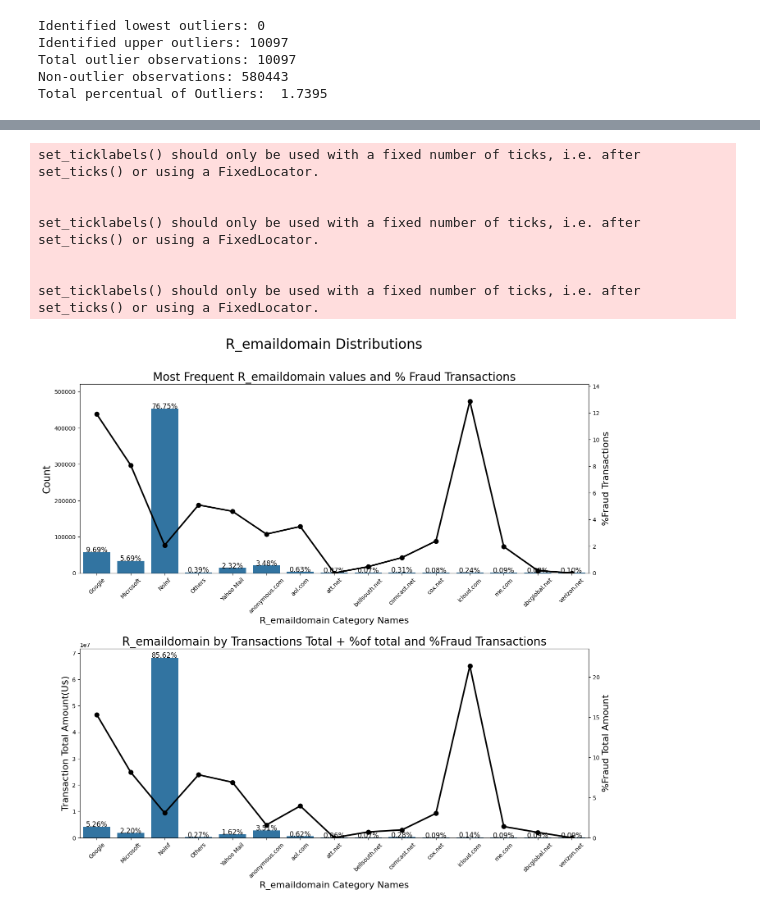
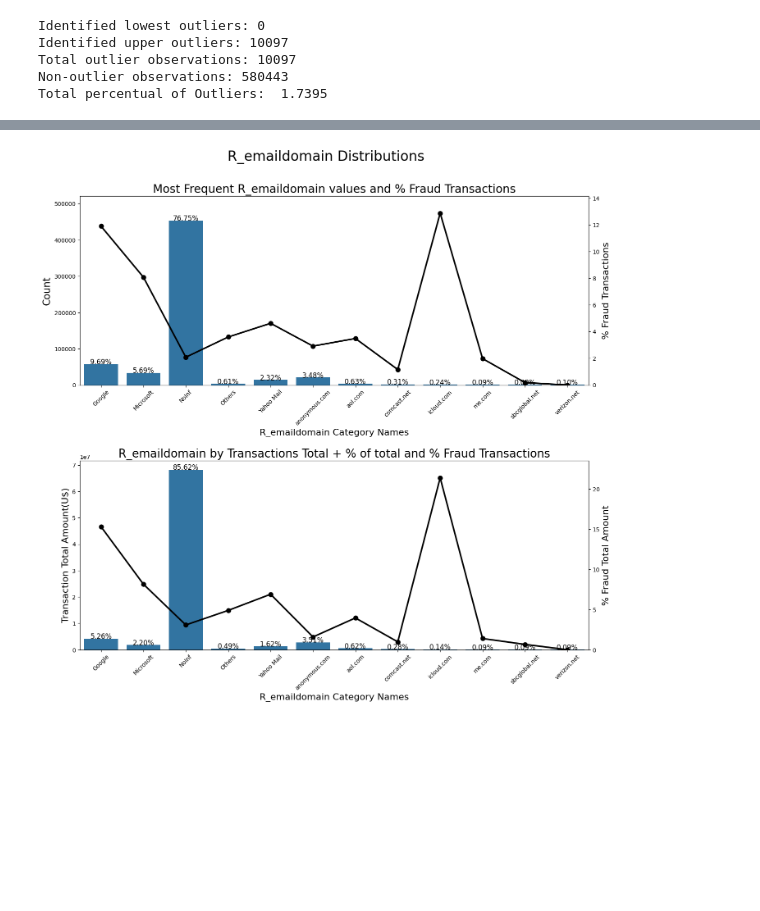
Before and after one commit to Marko-debug/Prediction-of-Fraud-transactions, a Jupyter notebook: models/EDA2.ipynb, the cells around one changed output, grey strips where cells are left out. Drawn from its saved outputs; the diff is of its cells as text; code cells hidden in the pictures; blank space fills up the shorter version.

```diff
--- a/models/EDA2.ipynb
+++ b/models/EDA2.ipynb
@@ -118,8 +118,3 @@ df_id = reduce_mem_usage(df_id)
 # %% [output]
 Mem. usage decreased to 542.35 Mb (69.4% reduction)
 Mem. usage decreased to 25.86 Mb (42.7% reduction)
-# %%
-df_trans['TransactionAmt'] = df_trans['TransactionAmt'].astype(float)
-total = len(df_trans)
-total_amt = df_trans.groupby(['isFraud'])['TransactionAmt'].sum().sum()
-plt.figure(figsize=(16,6))
@@ -199,6 +184,3 @@ plt.show()
-# %%
-df_trans.loc[df_trans.card3.isin(df_trans.card3.value_counts()[df_trans.card3.value_counts() < 200].index), 'card3'] = "Others"
-df_trans.loc[df_trans.card5.isin(df_trans.card5.value_counts()[df_trans.card5.value_counts() < 300].index), 'card5'] = "Others"
 # %%
 tmp = pd.crosstab(df_trans['card4'], df_trans['isFraud'], normalize='index') * 100
 tmp = tmp.reset_index()
@@ -249,3 +282,8 @@ plt.show()
 # %%
-df_trans.loc[df_trans.addr1.isin(df_trans.addr1.value_counts()[df_trans.addr1.value_counts() <= 5000 ].index), 'addr1'] = "Others"
-df_trans.loc[df_trans.addr2.isin(df_trans.addr2.value_counts()[df_trans.addr2.value_counts() <= 50 ].index), 'addr2'] = "Others"
+# Convert to string first
+df_trans['addr1'] = df_trans['addr1'].astype(str)
+df_trans['addr2'] = df_trans['addr2'].astype(str)
+
+# Replace rare categories with "Others"
+df_trans.loc[df_trans['addr1'].isin(df_trans['addr1'].value_counts()[df_trans['addr1'].value_counts() <= 5000].index), 'addr1'] = "Others"
+df_trans.loc[df_trans['addr2'].isin(df_trans['addr2'].value_counts()[df_trans['addr2'].value_counts() <= 50].index), 'addr2'] = "Others"
@@ -282,34 +388,26 @@ set_ticklabels() should only be used with a fixed number of ticks, i.e. after se
 # %%
-# Fixing chained assignment issue by using `.loc[]` directly
-df_trans = df_trans.copy()  # Ensure we work on a copy, avoiding chained assignment
+df_email = df_trans[['P_emaildomain', 'isFraud', 'TransactionAmt', 'R_emaildomain']].copy()
 
-df_trans.loc[df_trans['R_emaildomain'].isin(['gmail.com', 'gmail']), 'R_emaildomain'] = 'Google'
+# Replace known email providers
+df_email['R_emaildomain'] = df_email['R_emaildomain'].replace(
+    ['gmail.com', 'gmail'], 'Google')
 
-df_trans.loc[df_trans['R_emaildomain'].isin(['yahoo.com', 'yahoo.com.mx', 'yahoo.co.uk',
-                                             'yahoo.co.jp', 'yahoo.de', 'yahoo.fr',
-                                             'yahoo.es']), 'R_emaildomain'] = 'Yahoo Mail'
+df_email['R_emaildomain'] = df_email['R_emaildomain'].replace(
+    ['yahoo.com', 'yahoo.com.mx', 'yahoo.co.uk', 'yahoo.co.jp',
+     'yahoo.de', 'yahoo.fr', 'yahoo.es'], 'Yahoo Mail')
 
-df_trans.loc[df_trans['R_emaildomain'].isin(['hotmail.com', 'outlook.com', 'msn.com', 'live.com.mx',
-                                             'hotmail.es', 'hotmail.co.uk', 'hotmail.de',
-                                             'outlook.es', 'live.com', 'live.fr',
-                                             'hotmail.fr']), 'R_emaildomain'] = 'Microsoft'
+df_email['R_emaildomain'] = df_email['R_emaildomain'].replace(
+    ['hotmail.com', 'outlook.com', 'msn.com', 'live.com.mx',
+     'hotmail.es', 'hotmail.co.uk', 'hotmail.de',
+     'outlook.es', 'live.com', 'live.fr', 'hotmail.fr'], 'Microsoft')
 
-# Fix the grouping condition
-mask = df_trans['R_emaildomain'].isin(
-    df_trans['R_emaildomain'].value_counts()[df_trans['R_emaildomain'].value_counts() <= 300].index
-)
-df_trans.loc[mask, 'R_emaildomain'] = "Others"
+# Group low-frequency domains into "Others"
+low_freq_domains = df_email['R_emaildomain'].value_counts()[df_email['R_emaildomain'].value_counts() <= 500].index
+df_email.loc[df_email['R_emaildomain'].isin(low_freq_domains), 'R_emaildomain'] = "Others"
 
-df_trans['R_emaildomain'] = df_trans['R_emaildomain'].fillna("NoInf")  # Fix inplace issue
+# Fill missing values
+df_email['R_emaildomain'] = df_email['R_emaildomain'].fillna("NoInf")
 
-# Now plot it
-ploting_cnt_amt(df_trans, 'R_emaildomain')
+ploting_cnt_amt(df_email, 'R_emaildomain')
 # %% [output]
-set_ticklabels() should only be used with a fixed number of ticks, i.e. after set_ticks() or using a FixedLocator.
-
-
-set_ticklabels() should only be used with a fixed number of ticks, i.e. after set_ticks() or using a FixedLocator.
-
-
-set_ticklabels() should only be used with a fixed number of ticks, i.e. after set_ticks() or using a FixedLocator.
-[figure, old version]
+[figure, new version]
```
Also changed, not shown: parts of 12 cells of this notebook, 2 other files.
